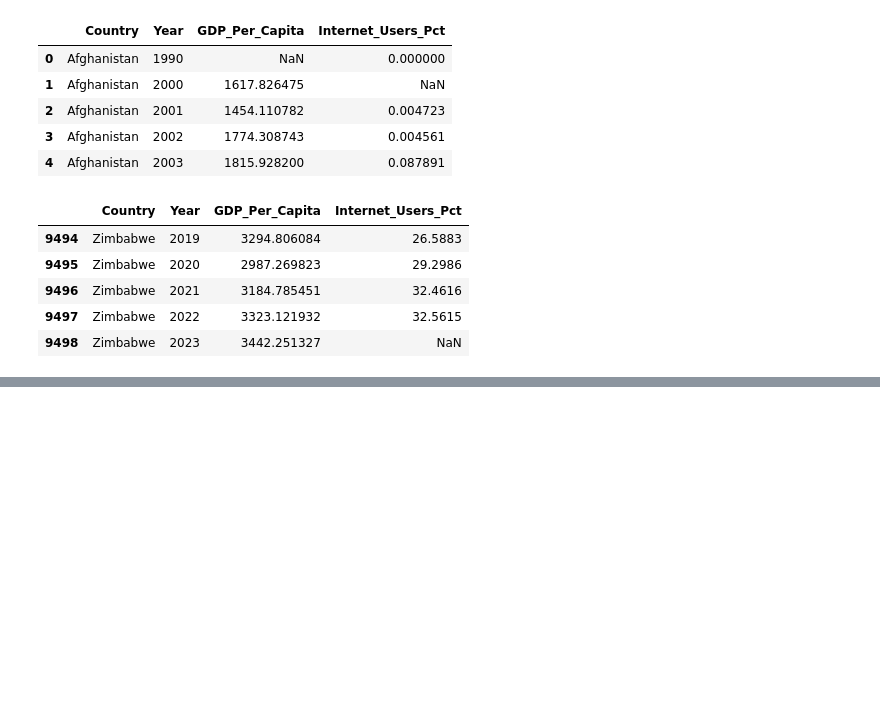
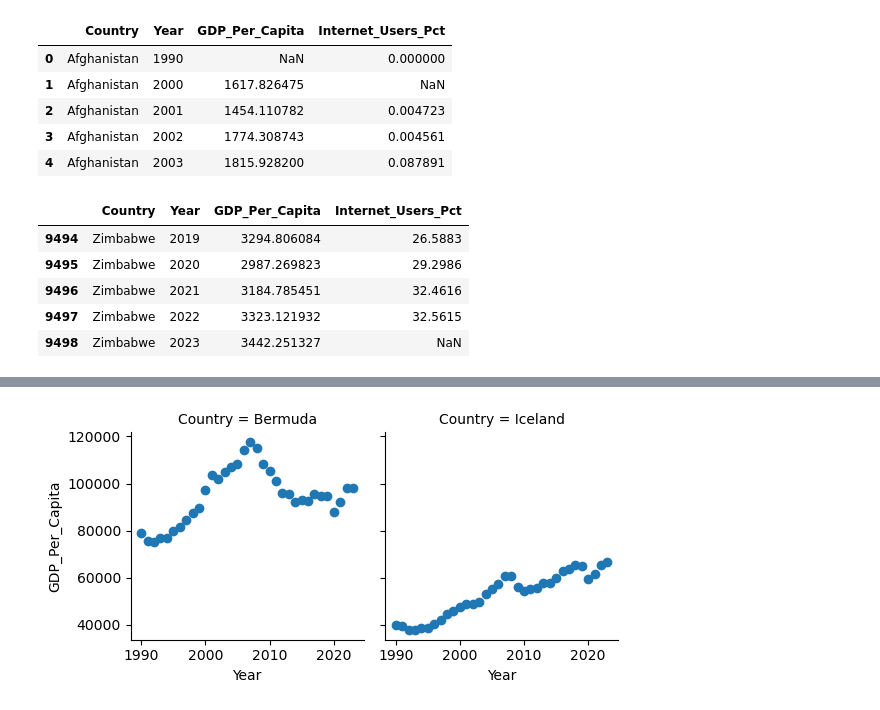
Before and after one commit to NSS-Data-Analytics-Cohort-14/gdp-and-internet-usage-KarenBoles, a Jupyter notebook: notebooks/gdp_and_internet_usage.ipynb, the cells around one changed output, grey strips where cells are left out. Cells and saved outputs as stored; diff of their text form; code cells hidden in the pictures; blank space fills up the shorter version.

```diff
--- a/notebooks/gdp_and_internet_usage.ipynb
+++ b/notebooks/gdp_and_internet_usage.ipynb
@@ -407,0 +461,2 @@ gdp_and_internet_use.tail()
+# %%
+gdp_and_internet_use_3countries=gdp_and_internet_use[gdp_and_internet_use['Country'].isin(['Iceland','Falkland (Malvinas) Islands','Bermuda'])]
@@ -407,0 +472,2 @@ gdp_and_internet_use.tail()
+# %%
+gdp_and_internet_use_3countries=gdp_and_internet_use_3countries.dropna(subset=['GDP_Per_Capita'])
@@ -407,0 +483,6 @@ gdp_and_internet_use.tail()
+# %%
+graph_3countries=sns.FacetGrid(gdp_and_internet_use_3countries,col='Country')
+graph_3countries.map(plt.scatter,'Year','GDP_Per_Capita')
+plt.show()
+# %% [output]
+[figure, added]
```
Also changed, not shown: parts of 13 cells of this notebook.
